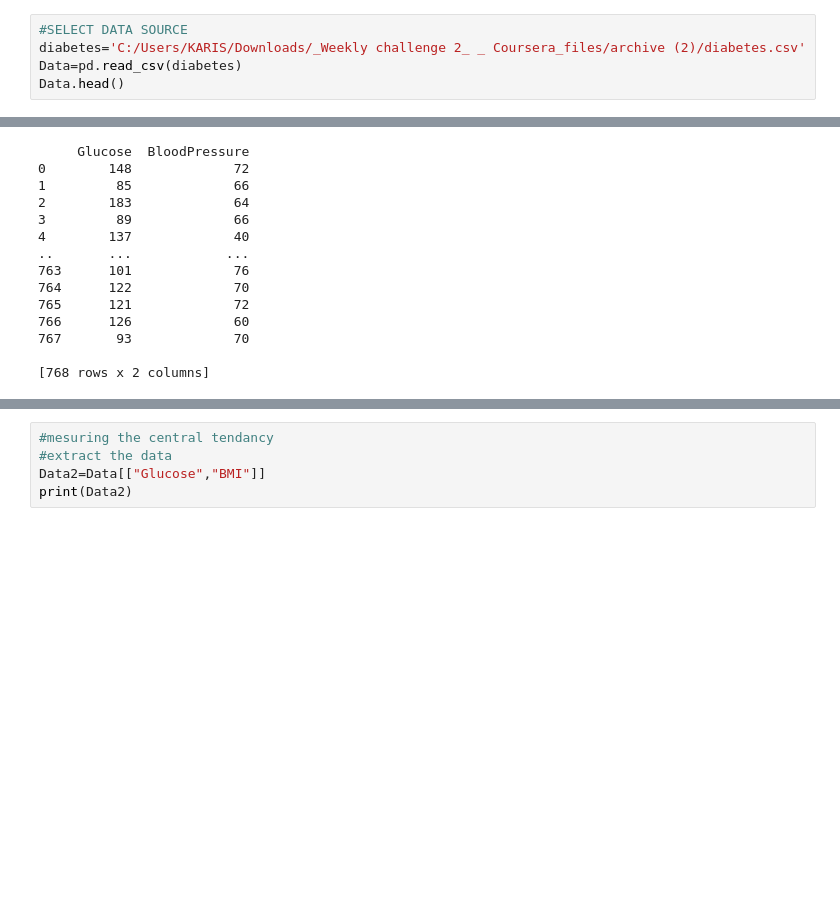
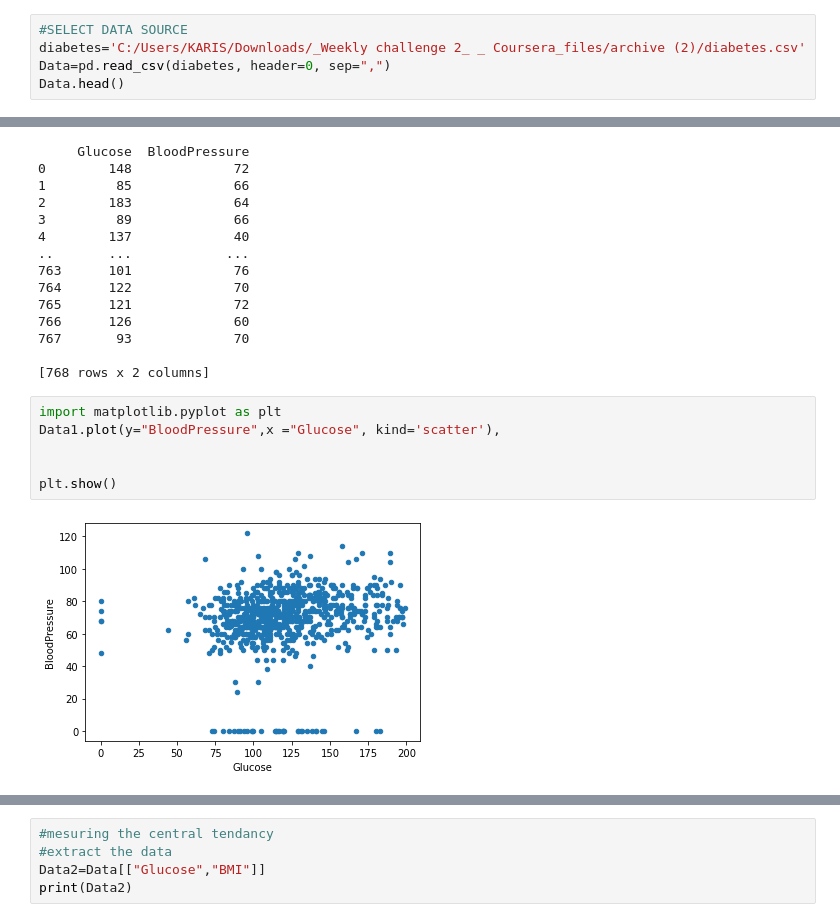
Before and after one commit to johnnjoroge0/Diabetes-data-analysis, a Jupyter notebook: Diabetes data analysis.ipynb, the cells around one changed output, grey strips where cells are left out. Saved outputs shown, nothing was run; the diff lists cells and outputs as text; blank space fills up the shorter version.

Commit message:
pushing diabetes data analysis to github

```diff
--- a/Diabetes data analysis.ipynb
+++ b/Diabetes data analysis.ipynb
@@ -8,7 +8,7 @@ import matplotlib.pyplot as plt
 # %%
 #SELECT DATA SOURCE
 diabetes='C:/Users/KARIS/Downloads/_Weekly challenge 2_ _ Coursera_files/archive (2)/diabetes.csv'
-Data=pd.read_csv(diabetes)
+Data=pd.read_csv(diabetes, header=0, sep=",")
 Data.head()
 # %% [output]
 |  | Pregnancies | Glucose | BloodPressure | SkinThickness | Insulin | BMI | DiabetesPedigreeFunction | Age | ... |
@@ -121,3 +121,11 @@ print(Data1)
 767       93             70
 
 [768 rows x 2 columns]
+# %%
+import matplotlib.pyplot as plt
+Data1.plot(y="BloodPressure",x ="Glucose", kind='scatter'),
+
+
+plt.show()
+# %% [output]
+[figure, added]
```
Also changed, not shown: parts of 7 cells of this notebook.
